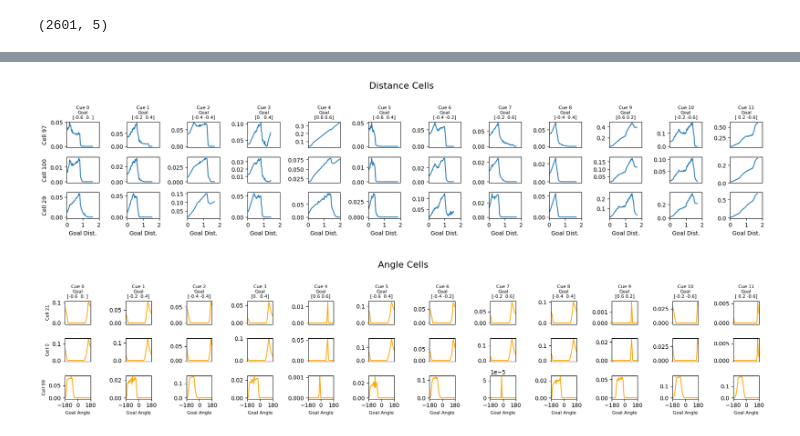
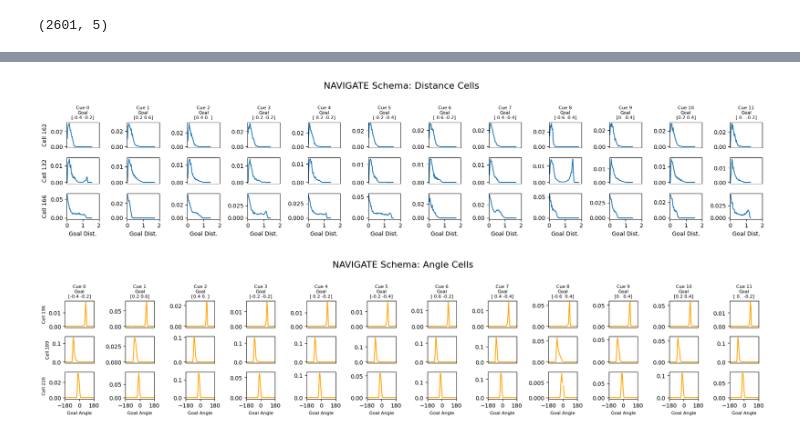
Before and after one commit to mgkumar138/schema4one, a Jupyter notebook: motor_controller/find_cells.ipynb, the cells around one changed output, grey strips where cells are left out. Drawn from its saved outputs; the diff is of its cells as text; code cells hidden in the pictures.

Commit message:
navgate schema

```diff
--- a/motor_controller/find_cells.ipynb
+++ b/motor_controller/find_cells.ipynb
@@ -45,8 +49,10 @@ class MotorControllerWithActivations(tf.keras.Model):
         return a_out, h1_out, h2_out
 # %%
 # load the motor controller
-N = 128
+nhid = 128
 L = 2
+N = 128*L
+
 raw_model = tf.keras.models.load_model('../motor_controller/mc_2h128_linear_30mb_31sp_0.6oe_20e_2022-10-08')
 model = MotorControllerWithActivations(raw_model)
 
@@ -75,7 +81,7 @@ np.concatenate([np.tile(memory[c], (traj.shape[0], 1)), traj], axis=1).shape
 (2601, 5)
 # %%
 # get neural responses
-hs = np.zeros([ncues, traj.shape[0], N*2])
+hs = np.zeros([ncues, traj.shape[0], N])
 
 for c in range(ncues):
 
@@ -166,0 +183,6 @@ Top angle cell idxs: [21  0 99]
+# %%
+metrics = distance_corrs
+no_nan_mask = np.all(~np.isnan(metrics), axis=1)
+means = np.mean(metrics[no_nan_mask], axis=1)
+sorted_idx = np.argsort(means)[-topk:][::-1]
+cellidx = np.where(no_nan_mask)[0][sorted_idx]
@@ -214,11 +311,11 @@ def plot_distance_and_angle_cells(hs, goal_distances, goal_angles, cell_idxs, ce
 # %%
 # Plot Distance Cells
-plot_distance_and_angle_cells(hs, goal_distances, goal_angles, distance_cell_idxs, cell_type='Distance', bins=n_bins)
+plot_distance_cells(hs, goal_distances, distance_cell_idxs, cell_type='NAVIGATE Schema: Distance', bins=n_bins)
 # %% [output]
-[figure, old version]
+[figure, new version]
 # %%
 
 # Plot Angle Cells
-plot_distance_and_angle_cells(hs, goal_distances, goal_angles, angle_cell_idxs, cell_type='Angle', bins=n_bins)
+plot_angle_cells(hs, goal_angles, angle_cell_idxs, cell_type='NAVIGATE Schema: Angle', bins=n_bins)
 # %% [output]
-[figure, old version]
+[figure, new version]
```
Also changed, not shown: parts of 7 cells of this notebook, 4 other files.
